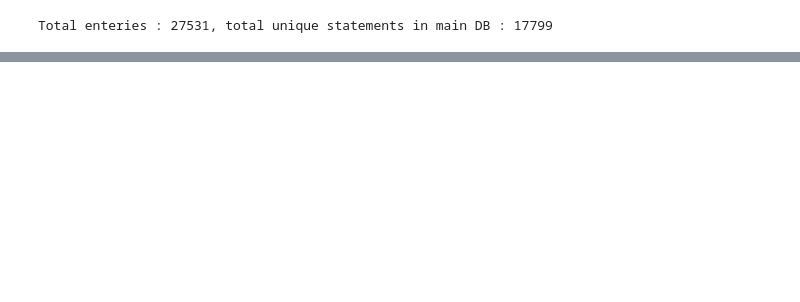
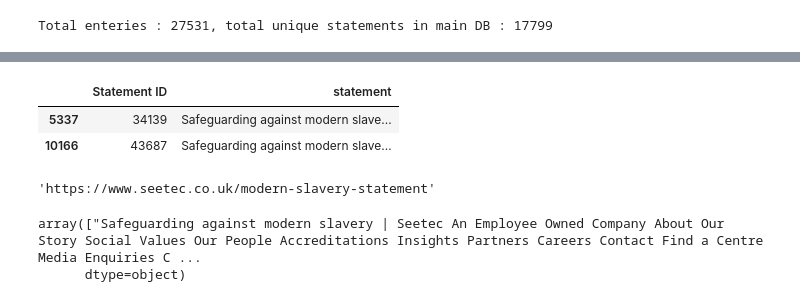
Before and after one commit to dmp1999/modern_slavery_registry, a Jupyter notebook: notebooks/identify-slavery-texts.ipynb, the cells around one changed output, grey strips where cells are left out. Saved outputs shown, nothing was run; the diff lists cells and outputs as text; code cells hidden in the pictures; blank space fills up the shorter version.

Commit message:
Cleaned modern slavery statements

```diff
--- a/notebooks/identify-slavery-texts.ipynb
+++ b/notebooks/identify-slavery-texts.ipynb
@@ -206,0 +265,4 @@ SID - 41596
+# %%
+# removing slavery statements with words less than threshold number of words
+remove_slavery_texts_SIDs = [sid for sid in slavery_text_SIDs if sid not in filtered_slavery_text_SIDs]
+print(f"Remove {len(remove_slavery_texts_SIDs)} SIDs")
@@ -206,0 +271,3 @@ SID - 41596
+# %%
+for sid in remove_slavery_texts_SIDs:
+    remove(f"{SLAVERY_TEXT_PATH}//SID-{sid}.txt")
@@ -206,0 +304,10 @@ SID - 41596
+# %%
+filtered_slavery_text = {}
+for sid in filtered_slavery_text_SIDs:
+    filtered_slavery_text[sid] = open_text_file(f"{SLAVERY_TEXT_PATH}\\SID-{sid}.txt").read()
+# %%
+filtered_slavery_text_df = pd.Series(filtered_slavery_text).reset_index()
+filtered_slavery_text_df.columns = ['Statement ID', 'statement']
+final_df = pd.merge(df, filtered_slavery_text_df, on="Statement ID", how="left")
+final_df['statement'].fillna("#N/A", inplace=True)
+final_df.to_excel(f"{SHEETS_PATH}//modern_slavery_statements.xlsx", index=False)
@@ -206,0 +340,15 @@ SID - 41596
+# %%
+filtered_slavery_text_df[filtered_slavery_text_df['statement'] == filtered_slavery_text_df['statement'].iloc[10166]]
+# %% [output]
+|  | Statement ID | statement |
+| 5337 | 34139 | Safeguarding against modern slave... |
+| 10166 | 43687 | Safeguarding against modern slave... |
+# %%
+get_pdf_url_from_sid(43687)
+# %% [output]
+'https://www.seetec.co.uk/modern-slavery-statement'
+# %%
+final_df[final_df['Statement ID']==34139]['statement'].values
+# %% [output]
+array(["Safeguarding against modern slavery | Seetec An Employee Owned Company About Our Story Social Values Our People Accreditations Insights Partners Careers Contact Find a Centre Media Enquiries C ...
+      dtype=object)
```
Also changed, not shown: parts of 26 cells of this notebook, 8 other files.
